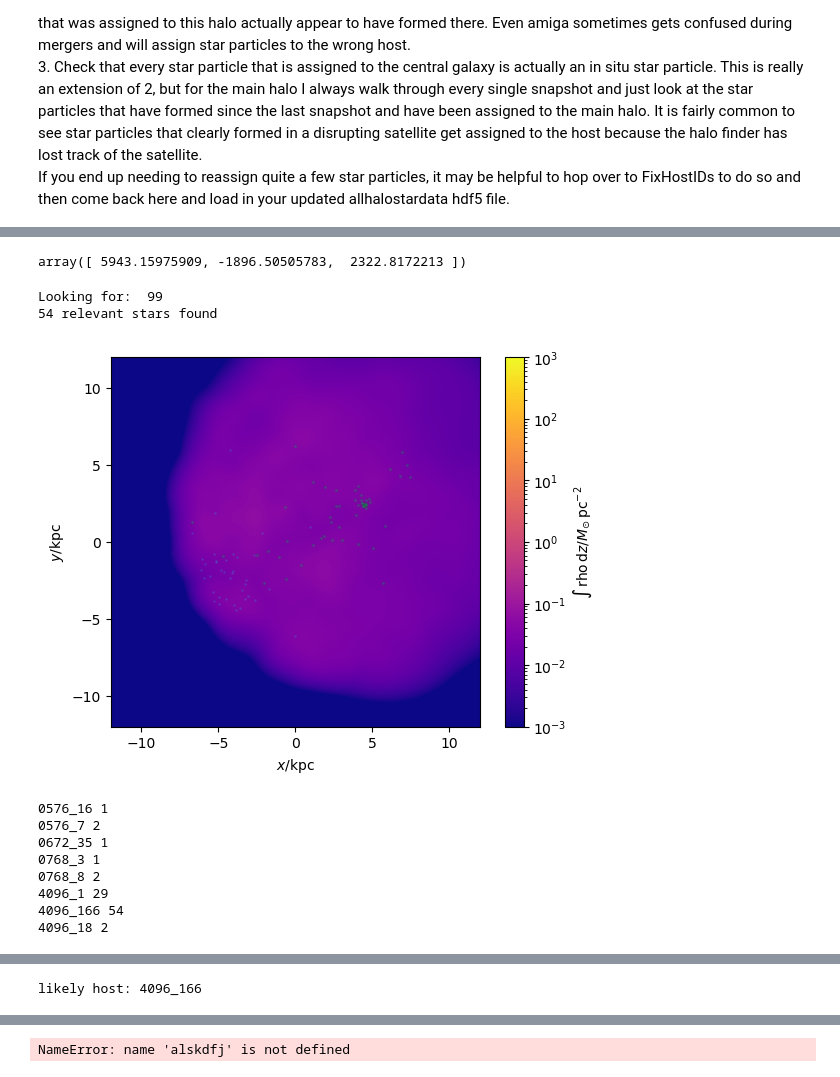
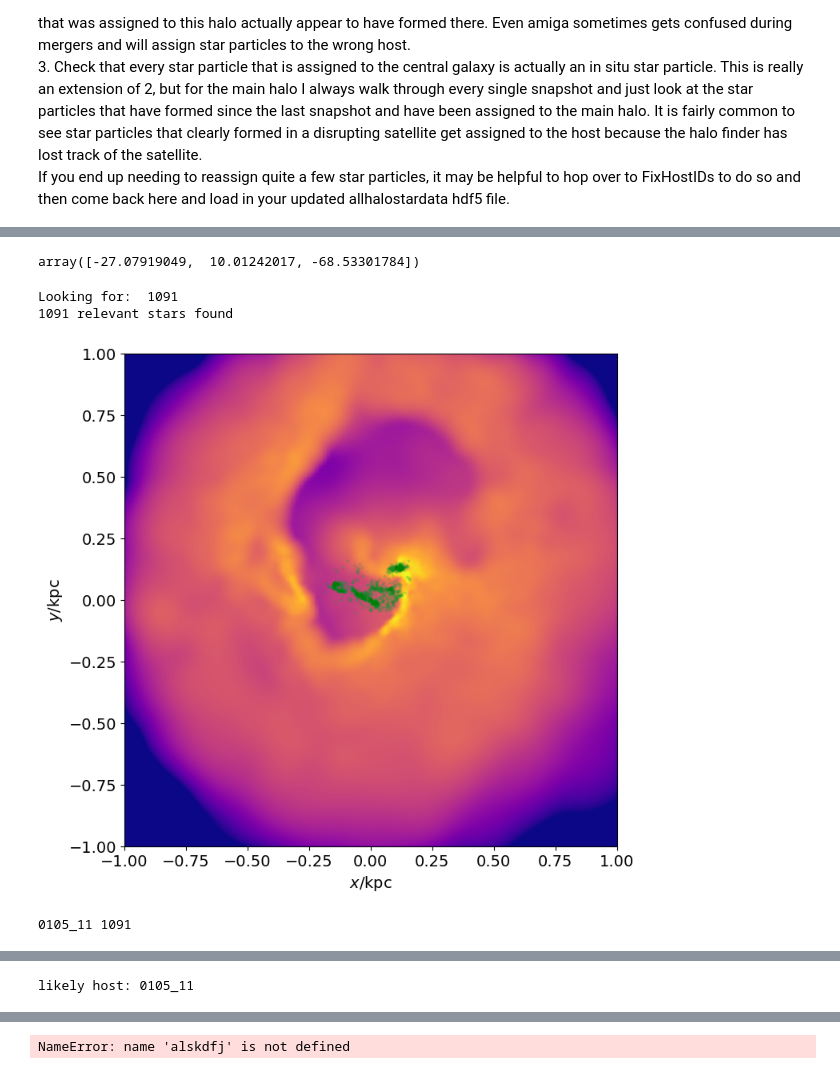
Before and after one commit to anchwr/DwarfHalos, a Jupyter notebook: TrackDownStars_rz.ipynb, the cells around one changed output, grey strips where cells are left out. Cells and saved outputs as stored; diff of their text form; code cells hidden in the pictures.

```diff
--- a/TrackDownStars_rz.ipynb
+++ b/TrackDownStars_rz.ipynb
@@ -27,33 +28,42 @@ matplotlib.rcParams['xtick.labelsize'] = 14
 matplotlib.rcParams['ytick.labelsize'] = 14
 matplotlib.rcParams['axes.labelsize'] = 14
 # %%
-halo = 'r614' # Which simulation is this?
+halo = 'r431' # Which simulation is this?
 
-relhostid = np.array(['4096_166']) # Which star particle host_IDs do you want to see? This can be a single host_ID or a list
+relhostid = np.array(['0105_11']) # Which star particle host_IDs do you want to see? This can be a single host_ID or a list
 # For instance, if you wanted to see all star particles that weren't assigned a host, you could do the below
     # relhostid = []
     # for i in range (0,len(sim.timesteps)):
     #     relhostid.append(str(i).zfill(4)+'_0')
     # relhostid = np.array(relhostid)
 
-st = 4096 # Which snapshot do you want to visualize these star particles at?
+st = 105 # Which snapshot do you want to visualize these star particles at?
 tslim = 0 # What is the earliest snapshot that you want the star particles to have formed at?
     # tslim = st-96 # This is the standard MM spacing, so this would give you any star particles that formed since last snapshot
-ishalo = 166 # Which halo do you want to center on? If this is 0, we will center on the first star particles with relhostid
+ishalo = 11 # Which halo do you want to center on? If this is 0, we will center on the first star particles with relhostid
 
 sim = db.get_simulation('%'+halo+'%')
-odir = '/Users/Anna/Research/Outputs/M33Analogs/MM/'+halo+'/'
-simpath = '/Volumes/Audiobooks/RomZooms/'
+odir = '/mnt/home/awright1/dwarf_stellar_halos/SIDM/'+halo+'/'
+simpath = '/mnt/sdceph/users/acruz/SIMS/rzooms/'
 donedir = odir+'done/'  # if you're going back and forth btwn this and FixHostIDs, where are you putting the
                         # files you've already dealt with?
+spec = '.romulus25si2s50v35.3072g1HsbBH' # what's the rest of the rootname for the simulation?
+AHF = True # Was the tangos db built with AHF rather than amiga? This alters the indexing slightly
+
+pathformat = 2 # What does your file hierarchy look like? If pathformat=1, we will assume snapshots are located in snapshot folders
+               # If pathformat=2, we will assume snapshots are all located on the same level
 # %%
 # This is mostly a sanity check and can be useful for later steps.
 # It tells you the index of the snapshot you're looking at in the tangos database
 dbind_lim = 0
+dbind = np.nan
 for ctr,ts in enumerate(sim.timesteps):
     if str(st).zfill(6) in str(ts):
         dbind = ctr
     if str(tslim).zfill(6) in str(ts):
         dbind_lim = ctr
+if np.isnan(dbind):
+    print ('ERROR: the snapshot you have requested is not in the database!')
+    exit()
 print ('Database index: ',dbind)
 # %% [output]
@@ -153,7 +181,11 @@ def HighlightParticles(s,cen,rad=2,projax='x',show_hs=True,ret='relstars',savefi
     else:
         return sp.s['iord']
 # %%
-s = pynbody.load(simpath+halo+'.romulus25.3072g1HsbBH/'+halo+'.romulus25.3072g1HsbBH.'+str(st).zfill(6)+'/'+halo+'.romulus25.3072g1HsbBH.'+str(st).zfill(6))
+if pathformat == 1:
+    simfile = simpath+halo+spec+'/'+halo+spec+'.'+str(st).zfill(6)+'/'+halo+spec+'.'+str(st).zfill(6)
+else:
+    simfile = simpath+halo+spec+'/'+halo+spec+'.'+str(st).zfill(6)
+s = pynbody.load(simfile)
 # %%
 s.physical_units()
 h = s.halos()
@@ -165,23 +197,18 @@ if ishalo == 0:
     roughcen = s.s['pos'][relstars][0] # center on first relevant star particle
 else:
     hind = sim[dbind][ishalo].finder_id # center on median position of particles in ishalo
+    if AHF and isinstance(h,pynbody.halo.number_array.AmigaGrpCatalogue):
+        hind += 1
     roughcen = np.median(h[hind]['pos'],axis=0)
 roughcen
 # %% [output]
-array([ 5943.15975909, -1896.50505783,  2322.8172213 ])
+array([-27.07919049,  10.01242017, -68.53301784])
 # %%
 print ('Looking for: ', len(pids)) # Full number of relevant star particles in this snapshot.
                                    # Make sure you actually find all of them!
-fst = HighlightParticles(s,roughcen,rad=12,projax='faceon',show_hs=True) # Have our first look
+fst = HighlightParticles(s,roughcen,rad=1,projax='faceon',show_hs=True) # Have our first look
 # %% [output]
-Looking for:  99
-54 relevant stars found
+Looking for:  1091
+1091 relevant stars found
-[figure, old version]
+[figure, new version]
-0576_16 1
-0576_7 2
-0672_35 1
-0768_3 1
-0768_8 2
-4096_1 29
-4096_166 54
-4096_18 2
+0105_11 1091
@@ -189,4 +216,4 @@ Looking for:  99
-likely host: 4096_166
+likely host: 0105_11
 # %%
 # Print out the main progenitors of this halo in case you end up needing to back up and center on it
 # at an earlier snapshot (e.g., if it has already disrupted)
```
Also changed, not shown: parts of 10 cells of this notebook.
